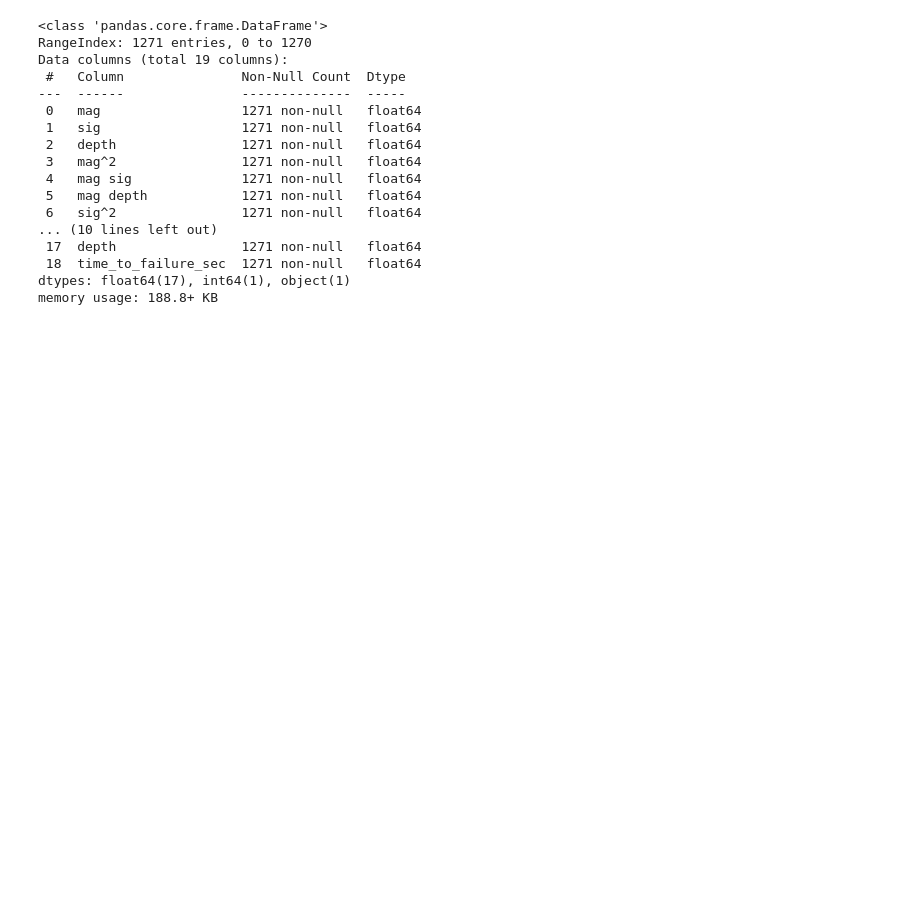
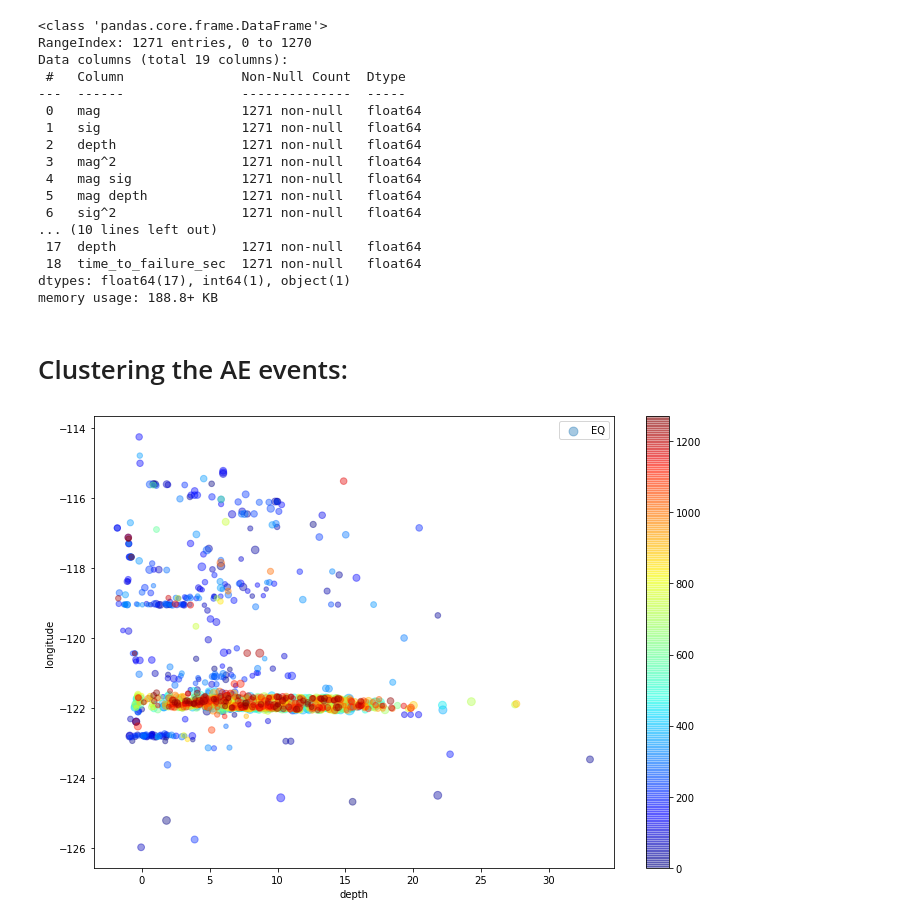
Before and after one commit to saiedmighani/earthquake_time_series_LSTM, a Jupyter notebook: codes/P04_model_linear_regression.ipynb, the cells around one changed output. Cells and saved outputs as stored; diff of their text form; code cells hidden in the pictures; blank space fills up the shorter version.

```diff
--- a/codes/P04_model_linear_regression.ipynb
+++ b/codes/P04_model_linear_regression.ipynb
@@ -381,3 +393,18 @@ Data columns (total 19 columns):
  18  time_to_failure_sec  1271 non-null   float64
 dtypes: float64(17), int64(1), object(1)
 memory usage: 188.8+ KB
+# %% [markdown]
+# Clustering the AE events:
+# %%
+ax = plt.gca()
+
+df_lp_eq.plot(kind="scatter", x="depth", y="longitude",
+    s=df_lp_eq['mag']/0.05, label="EQ",
+    c=df_lp_eq.index, cmap=plt.get_cmap("jet"),
+    colorbar=True, alpha=0.4, figsize=(10,7), ax = ax
+)
+plt.legend()
+
+plt.tight_layout();
+# %% [output]
+[figure, added]
```
Also changed, not shown: parts of 36 cells of this notebook, 6 other files.
